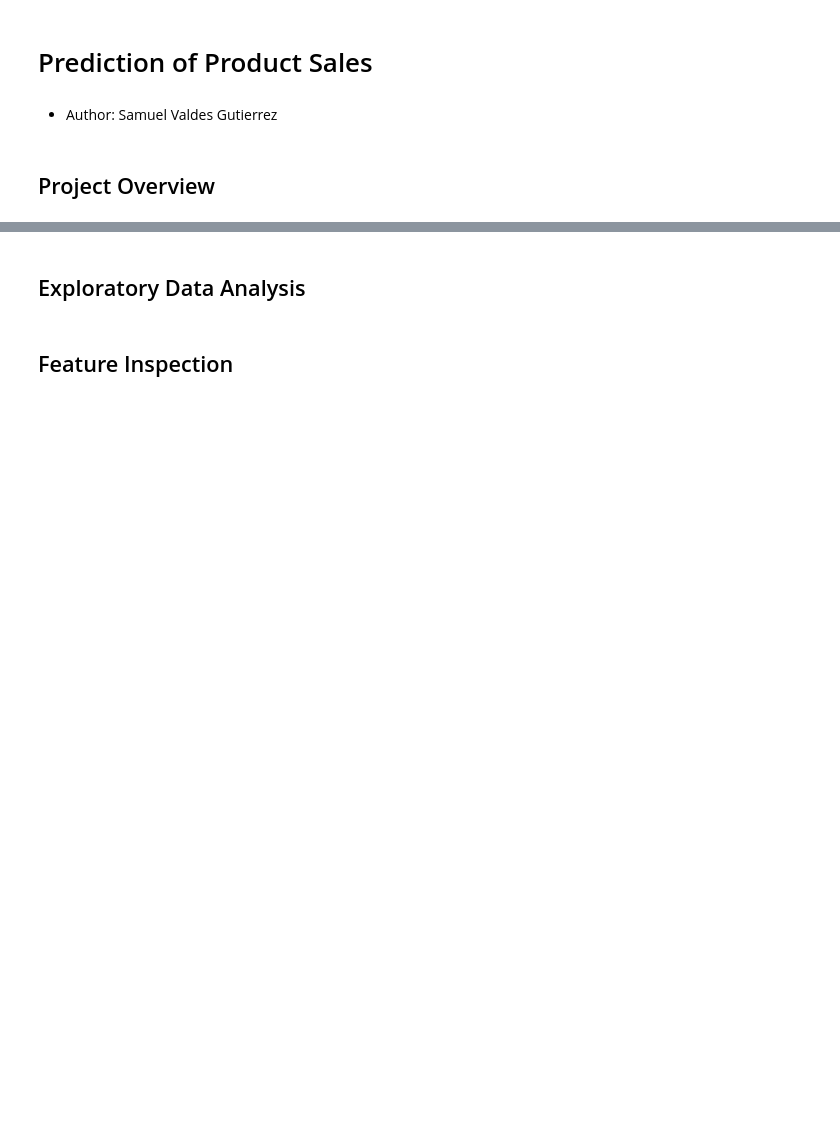
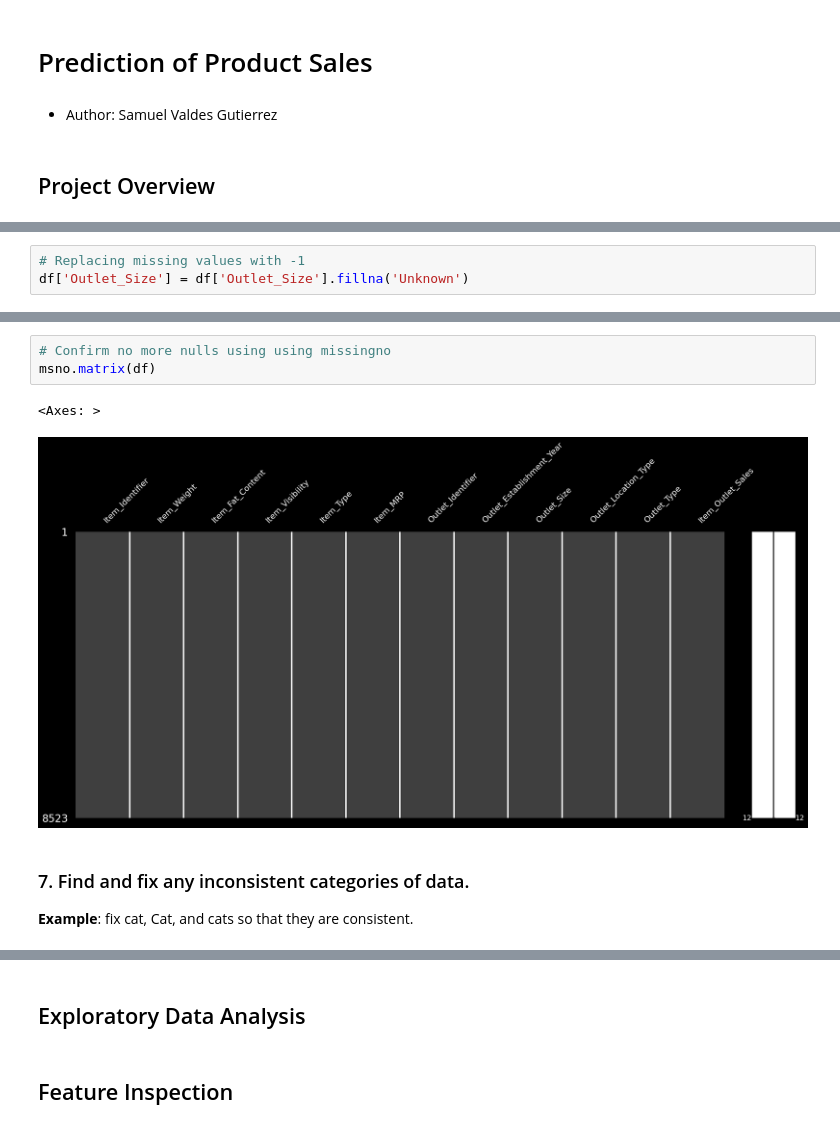
Before and after one commit to BigSamu/Prediction_of_Product_Sales, a Jupyter notebook: Prediction_of_Product_Sales.ipynb, the cells around one changed output, grey strips where cells are left out. Drawn from its saved outputs; the diff is of its cells as text; blank space fills up the shorter version.

```diff
--- a/Prediction_of_Product_Sales.ipynb
+++ b/Prediction_of_Product_Sales.ipynb
@@ -10,0 +306,3 @@
+# %%
+# Replacing missing values with -1
+df['Outlet_Size'] = df['Outlet_Size'].fillna('Unknown')
@@ -10,0 +337,10 @@
+# %%
+# Confirm no more nulls using using missingno
+msno.matrix(df)
+# %% [output]
+<Axes: >
+[figure, added]
+# %% [markdown]
+### 7. Find and fix any inconsistent categories of data.
+
+**Example**: fix cat, Cat, and cats so that they are consistent.
```
Also changed, not shown: parts of 58 cells of this notebook.
